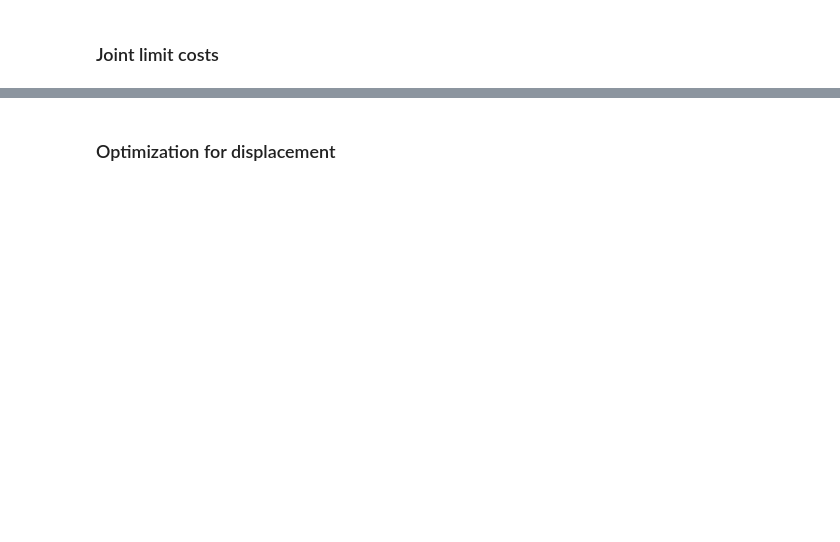
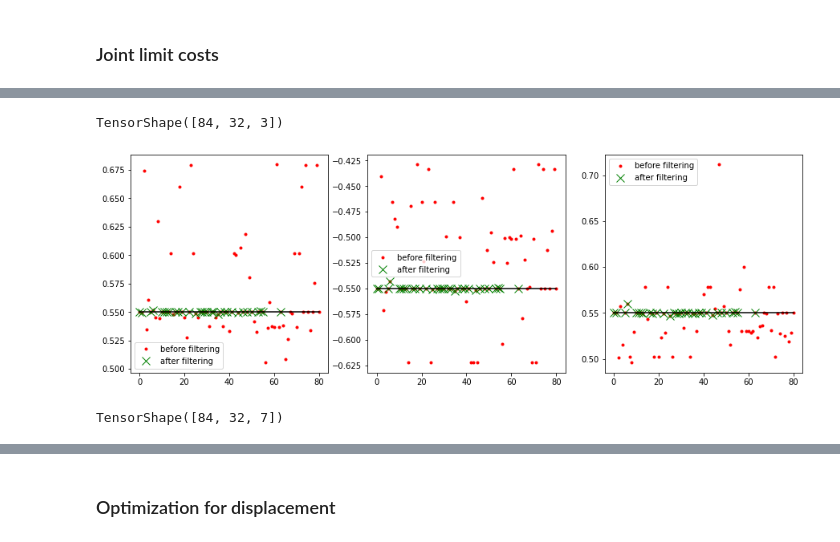
Before and after one commit to hgirgin/ram2020vibration, a Jupyter notebook: Vibration Analysis.ipynb, the cells around one changed output, grey strips where cells are left out. Drawn from its saved outputs; the diff is of its cells as text; code cells hidden in the pictures; blank space fills up the shorter version.

```diff
--- a/Vibration Analysis.ipynb
+++ b/Vibration Analysis.ipynb
@@ -114 +20,4 @@ targets = targets[6:]
+# %%
+# Loading the rivet positions in 3D position vectors
+targets = np.load("targets.npy")
 # %%
@@ -255,5 +172,5 @@ def cost_joint_limit(q):
 # %%
-batch = 1500
+batch = 100
 mu_x = tf.cast(targets, tf.float32)[:, None]
 normal_log_prob = normal_log_prob_(mu_x)
 hole_nb = targets.shape[0]
@@ -265,14 +182,11 @@ def cost_ik(q):
     batch = q.shape[1]
     q_vec = tf.reshape(q, (hole_nb*batch, q.shape[2]))
     xs_ = chain.xs(q_vec, layout=tk.FkLayout.xm)[:, -1]
-#     xs_ = tf.reshape(xs_, (q.shape[0], q.shape[1], xs_.shape[-1]))
 
-    # if robot base frame is changed:
-#     world_end_pos, world_end_quats = kdl2bullet_xq(xs_)
-#     else:kdl_end_rot_mat = tf.reshape(x, (x.shape[0], 3,3))
+    # if robot base frame is changed, uncomment this
+    # world_end_pos, world_end_quats = kdl2bullet_xq(xs_)
+
     world_end_pos = tf.reshape(xs_[..., :3], (hole_nb, batch, 3))
-
-
     world_end_quats = rot2quat(tf.reshape(xs_[...,3:], (hole_nb*batch, 3, 3)))
     world_end_quats = tf.reshape(world_end_quats, (hole_nb, batch, 4))
 
@@ -280,8 +194,11 @@ def cost_ik(q):
     ee_quat_cost = -normalS3_log_prob(Quaternion(world_end_quats))
     return ee_pos_cost +  ee_quat_cost*0.1 + cost_joint_limit(q)*1e3
 # %%
+# Start is the initial guess on the joint configurations within the joint limits
 start  = tf.Variable(
-    tf.random.uniform(shape=(hole_nb, batch, 7), minval=tf.stack(chain.joint_limits)[:,0],maxval=tf.stack(chain.joint_limits)[:,1]))
+    tf.random.uniform(shape=(hole_nb, batch, 7),
+                      minval=tf.stack(chain.joint_limits)[:,0],
+                      maxval=tf.stack(chain.joint_limits)[:,1]))
 # %%
 @tf.function
 def cost():
@@ -361,12 +285,25 @@ good_xs.shape
+# %%
+xs, good_xs, good_xs_ind = check_q(good_q_)
+# xs : all the end positions corresponding to good_q_
+# good_xs : all the end positions within the good tolerance corresponding to good_q_
+good_xs.shape
+# %% [output]
+TensorShape([84, 32, 3])
 # %%
+# Plotting good_xs
 fig,ax = plt.subplots(ncols=3, figsize=(15,5))
 N = xs.shape[1]
 j = 0 # choose a rivet hole
 for i in range(3):
-    ax[i].plot(range(N), xs[j, :,i], "r.")
-    ax[i].plot(good_xs_ind[j][0][:good_xs.shape[1]], good_xs[j,:,i], "gx", ms=10)
+    ax[i].plot(range(N), xs[j, :,i], "r.", label="before filtering")
+    ax[i].plot(good_xs_ind[j][0][:good_xs.shape[1]], good_xs[j,:,i], "gx", ms=10, label="after filtering")
     ax[i].plot(range(N), [mu_x[j,:,i]]*N, "k")
+    ax[i].legend()
+# plt.legend()
+# %% [output]
+[figure, added]
 # %%
+# third version of the joint configurations, within joint limits and within the tolerance of corresponding rivet position
 good_q = [None for i in range(hole_nb)]
 max_nb = 1e5
 for i in range(hole_nb):
@@ -378,6 +315,8 @@ for i in range(hole_nb):
 
 good_q = tf.stack(good_q)
 good_q.shape
+# %% [output]
+TensorShape([84, 32, 7])
 # %%
 i = 0
 j = 1
```
Also changed, not shown: parts of 25 cells of this notebook, 2 other files.
